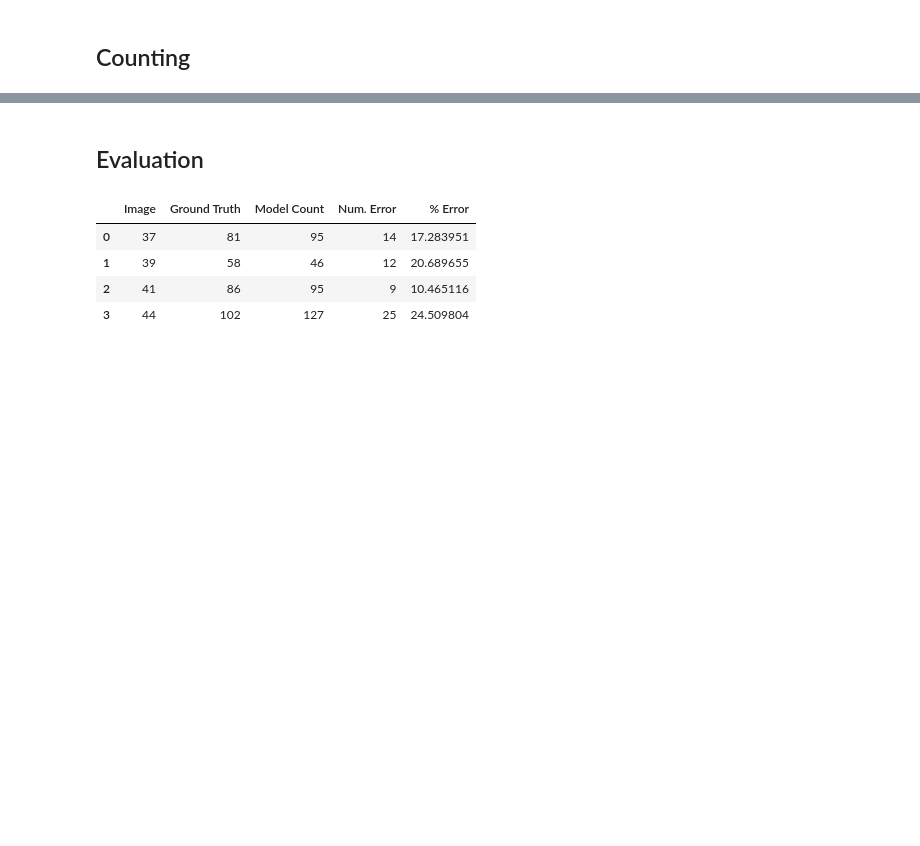
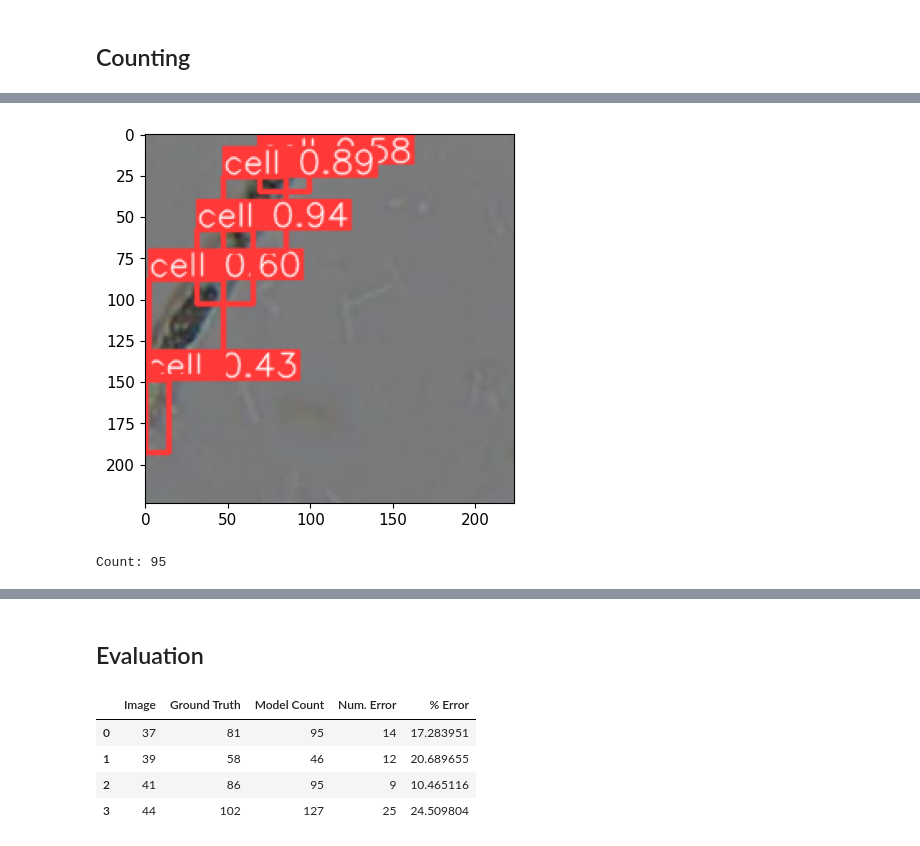
Before and after one commit to swaneekazoo/rgu-cm4105-honours, a Jupyter notebook: CM4105_Cell_Counter.ipynb, the cells around one changed output, grey strips where cells are left out. Drawn from its saved outputs; the diff is of its cells as text; code cells hidden in the pictures; blank space fills up the shorter version.

```diff
--- a/CM4105_Cell_Counter.ipynb
+++ b/CM4105_Cell_Counter.ipynb
@@ -262,0 +89,10 @@ First patch of image test_44:
+# %%
+df, img, cell_count = count_cells(img='41')
+
+plt.imshow(img)
+plt.show()
+print(f'Count: {cell_count}')
+cell_counts.append(cell_count)
+# %% [output]
+[figure, added]
+Count: 95
```
Also changed, not shown: parts of 25 cells of this notebook, 2 other files.
